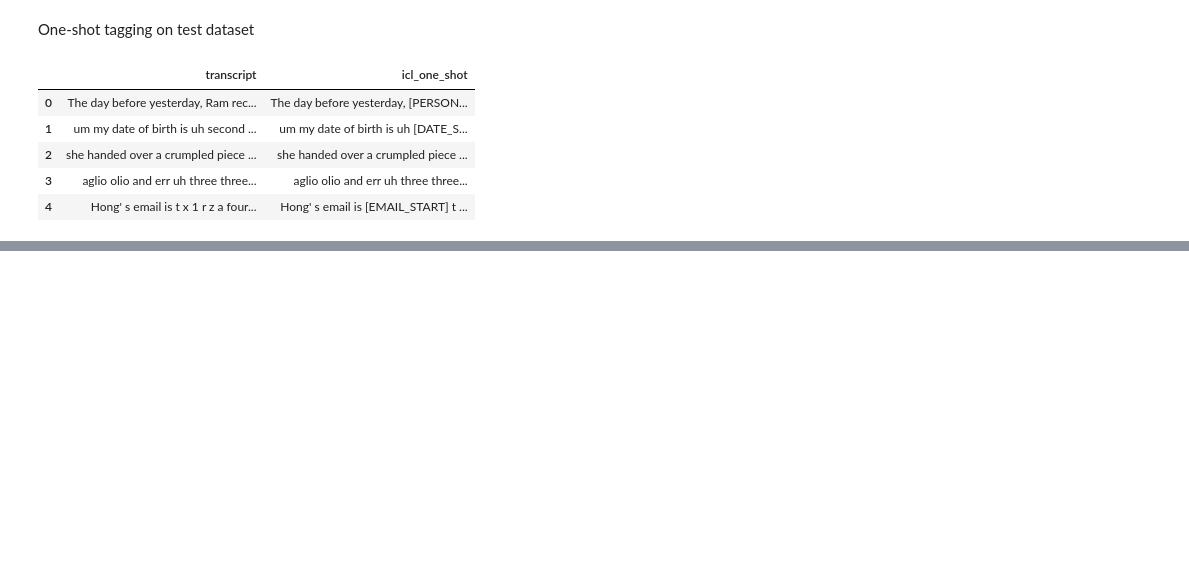
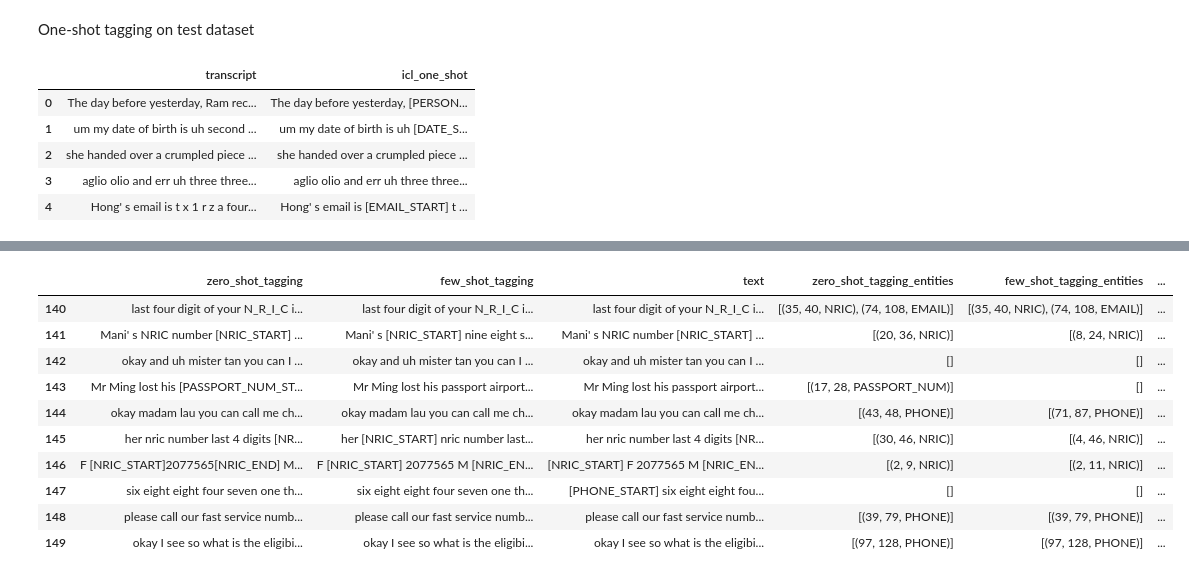
Before and after one commit to farhanazmiCS/Speech-PII, a Jupyter notebook: PIIs_with_LLMs.ipynb, the cells around one changed output, grey strips where cells are left out. Saved outputs shown, nothing was run; the diff lists cells and outputs as text; code cells hidden in the pictures; blank space fills up the shorter version.

```diff
--- a/PIIs_with_LLMs.ipynb
+++ b/PIIs_with_LLMs.ipynb
@@ -863,0 +1116,14 @@ few_shot_results.to_json('few_shot_tagging_test_set.jsonl', orient='records', li
+# %%
+dataset_processed.tail(10)
+# %% [output]
+|  | zero_shot_tagging | few_shot_tagging | text | zero_shot_tagging_entities | few_shot_tagging_entities | ... |
+| 140 | last four digit of your N_R_I_C i... | last four digit of your N_R_I_C i... | last four digit of your N_R_I_C i... | [(35, 40, NRIC), (74, 108, EMAIL)] | [(35, 40, NRIC), (74, 108, EMAIL)] | ... |
+| 141 | Mani' s NRIC number [NRIC_START] ... | Mani' s [NRIC_START] nine eight s... | Mani' s NRIC number [NRIC_START] ... | [(20, 36, NRIC)] | [(8, 24, NRIC)] | ... |
+| 142 | okay and uh mister tan you can I ... | okay and uh mister tan you can I ... | okay and uh mister tan you can I ... | [] | [] | ... |
+| 143 | Mr Ming lost his [PASSPORT_NUM_ST... | Mr Ming lost his passport airport... | Mr Ming lost his passport airport... | [(17, 28, PASSPORT_NUM)] | [] | ... |
+| 144 | okay madam lau you can call me ch... | okay madam lau you can call me ch... | okay madam lau you can call me ch... | [(43, 48, PHONE)] | [(71, 87, PHONE)] | ... |
+| 145 | her nric number last 4 digits [NR... | her [NRIC_START] nric number last... | her nric number last 4 digits [NR... | [(30, 46, NRIC)] | [(4, 46, NRIC)] | ... |
+| 146 | F [NRIC_START]2077565[NRIC_END] M... | F [NRIC_START] 2077565 M [NRIC_EN... | [NRIC_START] F 2077565 M [NRIC_EN... | [(2, 9, NRIC)] | [(2, 11, NRIC)] | ... |
+| 147 | six eight eight four seven one th... | six eight eight four seven one th... | [PHONE_START] six eight eight fou... | [] | [] | ... |
+| 148 | please call our fast service numb... | please call our fast service numb... | please call our fast service numb... | [(39, 79, PHONE)] | [(39, 79, PHONE)] | ... |
+| 149 | okay I see so what is the eligibi... | okay I see so what is the eligibi... | okay I see so what is the eligibi... | [(97, 128, PHONE)] | [(97, 128, PHONE)] | ... |
```
Also changed, not shown: parts of 34 cells of this notebook, 2 other files.
